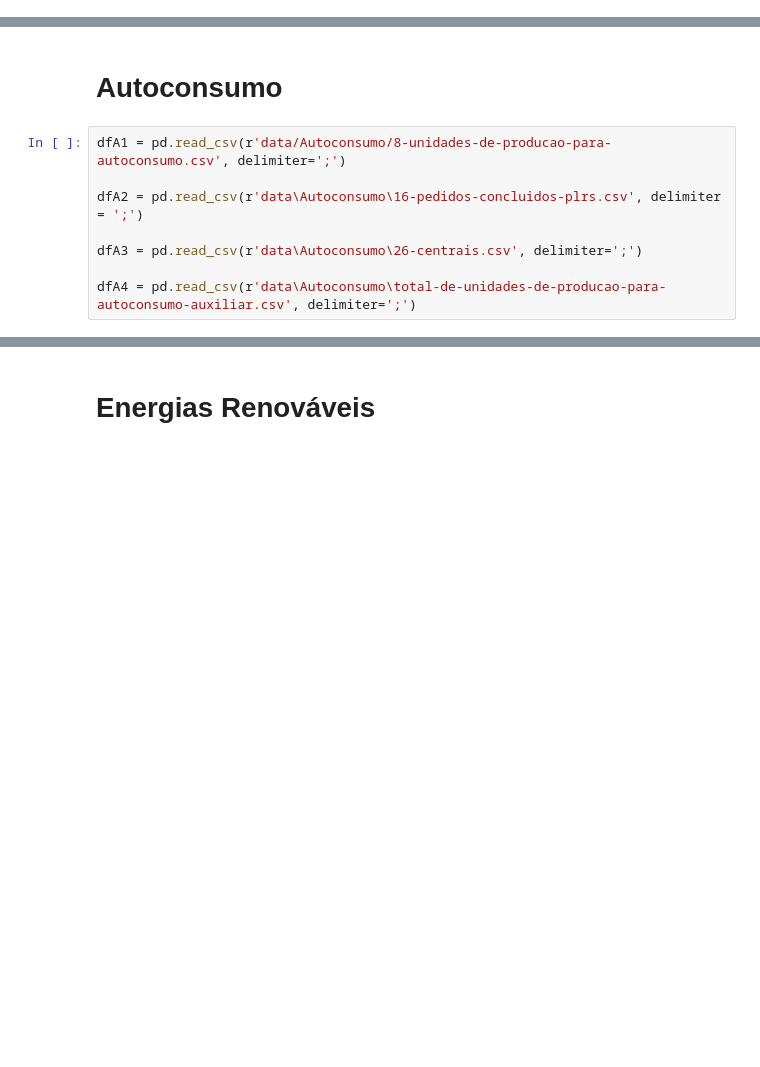
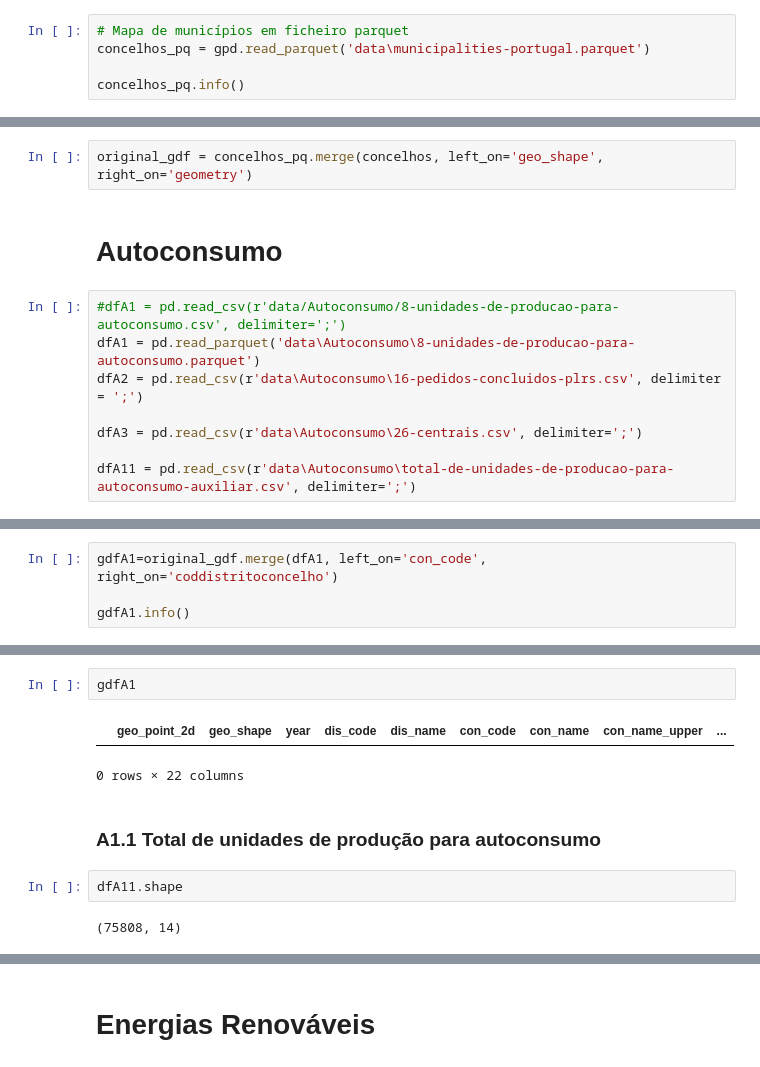
Before and after one commit to masomaro/ITTE, a Jupyter notebook: notebooks/analise_exploratoria.ipynb, the cells around one changed output, grey strips where cells are left out. Cells and saved outputs as stored; diff of their text form; blank space fills up the shorter version.

```diff
--- a/notebooks/analise_exploratoria.ipynb
+++ b/notebooks/analise_exploratoria.ipynb
@@ -64,0 +78,5 @@ c:\Files\GIThub_projects\ITTE\notebooks
+# %%
+# Mapa de municípios em ficheiro parquet
+concelhos_pq = gpd.read_parquet('data\municipalities-portugal.parquet')
+
+concelhos_pq.info()
@@ -65,10 +102,12 @@ c:\Files\GIThub_projects\ITTE\notebooks
+# %%
+original_gdf = concelhos_pq.merge(concelhos, left_on='geo_shape', right_on='geometry')
 # %% [markdown]
 # Autoconsumo
 # %%
-dfA1 = pd.read_csv(r'data/Autoconsumo/8-unidades-de-producao-para-autoconsumo.csv', delimiter=';')
-
+#dfA1 = pd.read_csv(r'data/Autoconsumo/8-unidades-de-producao-para-autoconsumo.csv', delimiter=';')
+dfA1 = pd.read_parquet('data\Autoconsumo\8-unidades-de-producao-para-autoconsumo.parquet')
 dfA2 = pd.read_csv(r'data\Autoconsumo\16-pedidos-concluidos-plrs.csv', delimiter = ';')
 
 dfA3 = pd.read_csv(r'data\Autoconsumo\26-centrais.csv', delimiter=';')
 
-dfA4 = pd.read_csv(r'data\Autoconsumo\total-de-unidades-de-producao-para-autoconsumo-auxiliar.csv', delimiter=';')
+dfA11 = pd.read_csv(r'data\Autoconsumo\total-de-unidades-de-producao-para-autoconsumo-auxiliar.csv', delimiter=';')
@@ -74,0 +154,4 @@ dfA4 = pd.read_csv(r'data\Autoconsumo\total-de-unidades-de-producao-para-autocon
+# %%
+gdfA1=original_gdf.merge(dfA1, left_on='con_code', right_on='coddistritoconcelho')
+
+gdfA1.info()
@@ -74,0 +176,11 @@ dfA4 = pd.read_csv(r'data\Autoconsumo\total-de-unidades-de-producao-para-autocon
+# %%
+gdfA1
+# %% [output]
+|  | geo_point_2d | geo_shape | year | dis_code | dis_name | con_code | con_name | con_name_upper | ... |
+0 rows × 22 columns
+# %% [markdown]
+### A1.1 Total de unidades de produção para autoconsumo
+# %%
+dfA11.shape
+# %% [output]
+(75808, 14)
```
Also changed, not shown: parts of 49 cells of this notebook, 1 other file.
